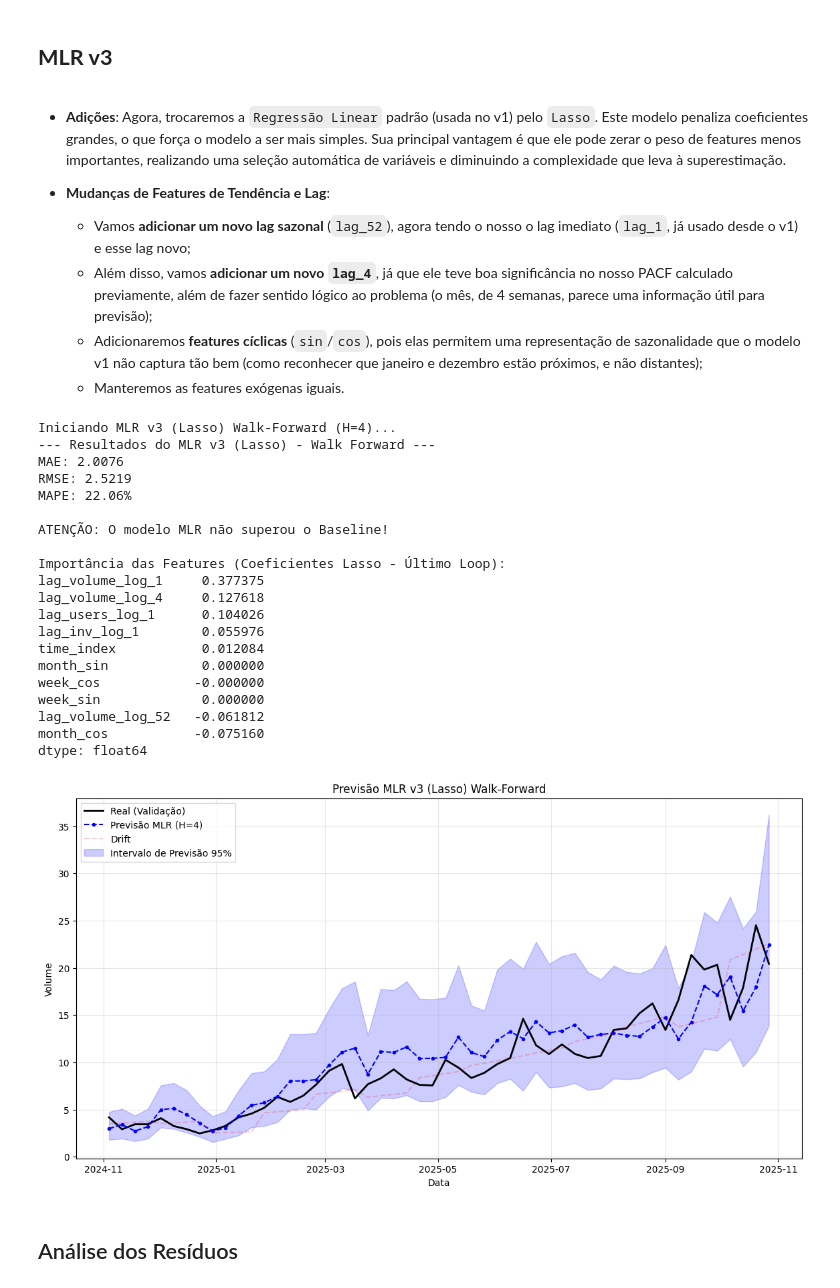
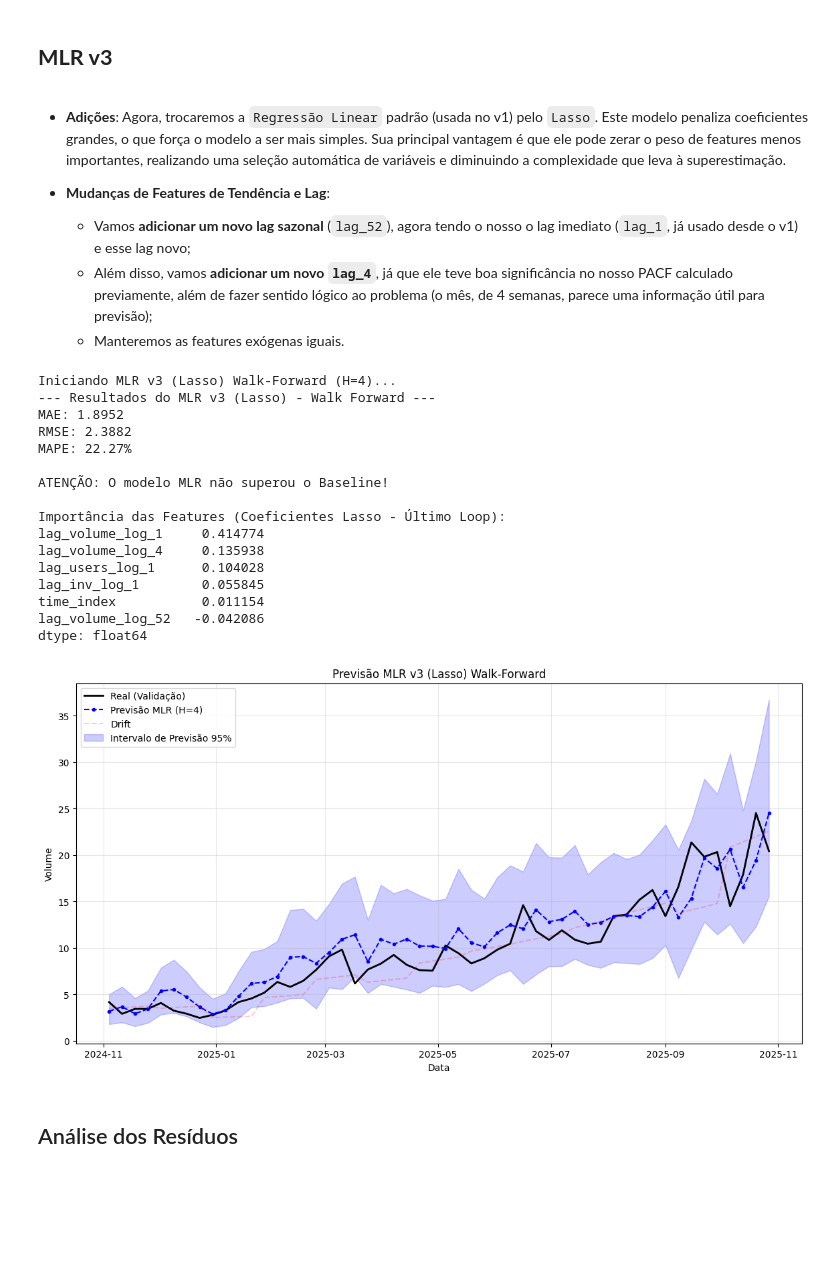
Before and after one commit to Vinasque/series_temporais, a Jupyter notebook: trabalho_a2.ipynb, the cells around one changed output. Cells and saved outputs as stored; diff of their text form; code cells hidden in the pictures; blank space fills up the shorter version.

Commit message:
ano 2 é ruim para sazonalidade

```diff
--- a/trabalho_a2.ipynb
+++ b/trabalho_a2.ipynb
@@ -766,16 +764,18 @@ Por fim, e contrastando com o teste de ACF, o teste de Ljung-Box apresentou *p_v
 * **Mudanças de Features de Tendência e Lag**:
     * Vamos **adicionar um novo lag sazonal** (`lag_52`), agora tendo o nosso o lag imediato (`lag_1`, já usado desde o v1) e esse lag novo;
     * Além disso, vamos **adicionar um novo `lag_4`**, já que ele teve boa significância no nosso PACF calculado previamente, além de fazer sentido lógico ao problema (o mês, de 4 semanas, parece uma informação útil para previsão);
-    * Adicionaremos **features cíclicas** (`sin`/`cos`), pois elas permitem uma representação de sazonalidade que o modelo v1 não captura tão bem (como reconhecer que janeiro e dezembro estão próximos, e não distantes);
     * Manteremos as features exógenas iguais.
 # %%
 df_featured = df_prepared.copy()
 
+"""
+Ruins, só pioram
 # Features Cíclicas (Sazonalidade Suave)
 df_featured['month_sin'] = np.sin(2 * np.pi * df_featured['month']/12.0)
 df_featured['month_cos'] = np.cos(2 * np.pi * df_featured['month']/12.0)
 df_featured['week_sin'] = np.sin(2 * np.pi * df_featured['week_of_year']/52.0)
 df_featured['week_cos'] = np.cos(2 * np.pi * df_featured['week_of_year']/52.0)
+"""
 
 # Novos Lags de Volume (4 e 52)
 df_featured['lag_volume_log_4'] = df_featured['volume_log'].shift(4)
@@ -792,8 +792,6 @@ features_v3 = [
     'lag_volume_log_52',   # Novo
     'lag_inv_log_1',
     'lag_users_log_1',
-    'month_sin', 'month_cos', # Cíclicas ("novos")
-    'week_sin', 'week_cos'    # Cíclicas ("novos")
 ]
 
 X = df_featured[features_v3]
@@ -855,47 +853,43 @@ if rmse < 2.28:
     print("\nSUCESSO: O modelo MLR superou o Baseline!")
 else:
     print("\nATENÇÃO: O modelo MLR não superou o Baseline!")
 
 # Feature Importance
 coefs = pd.Series(model_v3.coef_, index=features_v3)
 print("\nImportância das Features (Coeficientes Lasso - Último Loop):")
 print(coefs.sort_values(ascending=False))
 
 plt.figure(figsize=(14, 7))
 plt.plot(all_dates_v3, y_true_final, label='Real (Validação)', color='black', linewidth=2)
 plt.plot(all_dates_v3, y_pred_final, label='Previsão MLR (H=4)', color='blue', linestyle='--', marker='.')
 plt.plot(all_test_dates, all_preds['Drift Method'], label='Drift', linestyle='--', color='red', alpha=0.2)
 plt.fill_between(all_dates_v3, all_lower_v3, all_upper_v3,
                  color='blue', alpha=0.2, label='Intervalo de Previsão 95%')
 
 plt.title('Previsão MLR v3 (Lasso) Walk-Forward')
 plt.xlabel('Data')
 plt.ylabel('Volume')
 plt.legend()
 plt.grid(True, alpha=0.3)
 plt.show()
 # %% [output]
 Iniciando MLR v3 (Lasso) Walk-Forward (H=4)...
 --- Resultados do MLR v3 (Lasso) - Walk Forward ---
-MAE: 2.0076
-RMSE: 2.5219
-MAPE: 22.06%
+MAE: 1.8952
+RMSE: 2.3882
+MAPE: 22.27%
 
 ATENÇÃO: O modelo MLR não superou o Baseline!
 
 Importância das Features (Coeficientes Lasso - Último Loop):
-lag_volume_log_1     0.377375
-lag_volume_log_4     0.127618
-lag_users_log_1      0.104026
-lag_inv_log_1        0.055976
-time_index           0.012084
-month_sin            0.000000
-week_cos            -0.000000
-week_sin             0.000000
-lag_volume_log_52   -0.061812
-month_cos           -0.075160
+lag_volume_log_1     0.414774
+lag_volume_log_4     0.135938
+lag_users_log_1      0.104028
+lag_inv_log_1        0.055845
+time_index           0.011154
+lag_volume_log_52   -0.042086
 dtype: float64
-[figure, old version]
+[figure, new version]
 # %% [markdown]
 ## Análise dos Resíduos
 # %%
```
Also changed, not shown: parts of 9 cells of this notebook.
